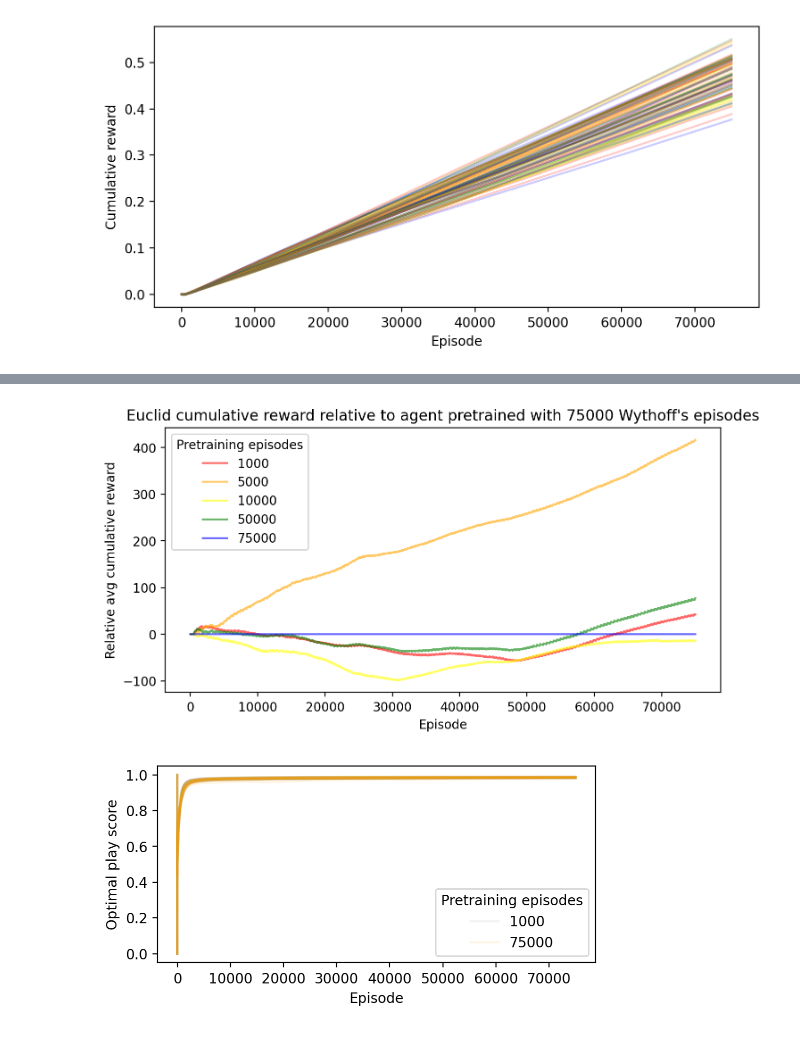
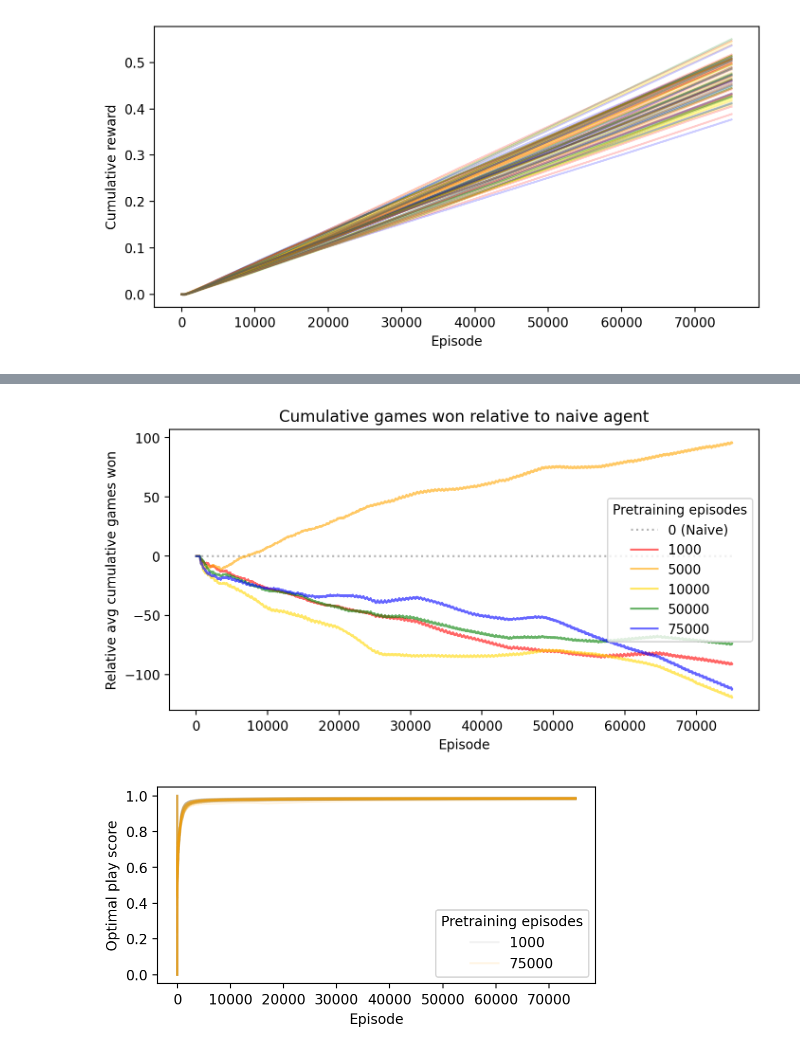
Before and after one commit to CoAxLab/azad-next-move, a Jupyter notebook: notebooks/wythoff_exp1000_50000_euc.ipynb, the cells around one changed output, grey strips where cells are left out. Cells and saved outputs as stored; diff of their text form; code cells hidden in the pictures.

Commit message:
Added data saving for number of wins and losses

```diff
--- a/notebooks/wythoff_exp1000_50000_euc.ipynb
+++ b/notebooks/wythoff_exp1000_50000_euc.ipynb
@@ -32,6 +32,9 @@ def load_stumbler_data(path, index_range=(0, 20)):
 # %% [markdown]
 # Find the files
 # %%
+path = "/Users/Jack/Desktop/PNC/CoAx/azad-next-move/data/wythoff/exp26/"
+exp_26 = load_stumbler_data(path, (1, 21))
+
 path = "/Users/Jack/Desktop/PNC/CoAx/azad-next-move/data/wythoff/exp1000_euc/"
 exp_1000 = load_stumbler_data(path, (1, 21))
 
@@ -66,0 +66,21 @@ episode_28,    exp_28_avg,    _ = score_summary(exp_28,    key="total_reward")
+# %%
+episode_26,    exp_26_avg,    exp_26_SE    = score_summary(exp_26,    key="total_reward")
+episode_1000,  exp_1000_avg,  exp_1000_SE  = score_summary(exp_1000,  key="total_reward")
+episode_5000,  exp_5000_avg,  exp_5000_SE  = score_summary(exp_5000,  key="total_reward")
+episode_10000, exp_10000_avg, exp_10000_SE = score_summary(exp_10000, key="total_reward")
+episode_50000, exp_50000_avg, exp_50000_SE = score_summary(exp_50000, key="total_reward")
+episode_28,    exp_28_avg,    exp_28_SE    = score_summary(exp_28,    key="total_reward")
+
+interval = np.arange(0, 75000, 10)
+
+# transform from "total cumulative reward" to "cumulative games won"
+# WARNING: SEs have not been transformed to match up.
+
+# CHECK episode vs exp in 'exp_26'
+
+exp_26_avg    = exp_26_avg    + (interval -    exp_26_avg)/2
+exp_1000_avg  = exp_1000_avg  + (interval -  exp_1000_avg)/2
+exp_5000_avg  = exp_5000_avg  + (interval -  exp_5000_avg)/2
+exp_10000_avg = exp_10000_avg + (interval - exp_10000_avg)/2
+exp_50000_avg = exp_50000_avg + (interval - exp_50000_avg)/2
+exp_28_avg    = exp_28_avg    + (interval -    exp_28_avg)/2
@@ -109,20 +211,21 @@ _ = plt.ylabel("Cumulative reward")
 # %%
 T = 5000
 plt.figure(figsize=(7, 3.5))
-plt.plot(episode_1000,   (exp_1000_avg-exp_28_avg), color="red",    alpha=0.6, label="1000")
-plt.plot(episode_5000,   (exp_5000_avg-exp_28_avg), color="orange", alpha=0.6, label="5000")
-plt.plot(episode_10000, (exp_10000_avg-exp_28_avg), color="yellow", alpha=0.6, label="10000")
-plt.plot(episode_50000, (exp_50000_avg-exp_28_avg), color="green",  alpha=0.6, label="50000")
-plt.plot(episode_28,       (exp_28_avg-exp_28_avg), color="blue",   alpha=0.6, label="75000")
+plt.plot(episode_26,       (exp_26_avg-exp_26_avg), color="gray",   alpha=0.6, label="0 (Naive)", linestyle=':')
+plt.plot(episode_1000,   (exp_1000_avg-exp_26_avg), color="red",    alpha=0.6, label="1000")
+plt.plot(episode_5000,   (exp_5000_avg-exp_26_avg), color="orange", alpha=0.6, label="5000")
+plt.plot(episode_10000, (exp_10000_avg-exp_26_avg), color="gold",   alpha=0.6, label="10000")
+plt.plot(episode_50000, (exp_50000_avg-exp_26_avg), color="green",  alpha=0.6, label="50000")
+plt.plot(episode_28,       (exp_28_avg-exp_26_avg), color="blue",   alpha=0.6, label="75000")
 _ = plt.legend(title="Pretraining episodes")
 _ = plt.tight_layout()
 # _ = plt.xlim(0, T)
 # _ = plt.ylim(0, T)
 _ = plt.xlabel("Episode")
-_ = plt.ylabel("Relative avg cumulative reward")
-_ = plt.title("Euclid cumulative reward relative to agent pretrained with 75000 Wythoff\'s episodes")
+_ = plt.ylabel("Relative avg cumulative games won")
+_ = plt.title("Cumulative games won relative to naive agent")
 # %% [output]
-[figure, old version]
+[figure, new version]
 # %%
 plt.figure(figsize=(5, 2.5))
 
```
Also changed, not shown: parts of 11 cells of this notebook, 3 other files.
